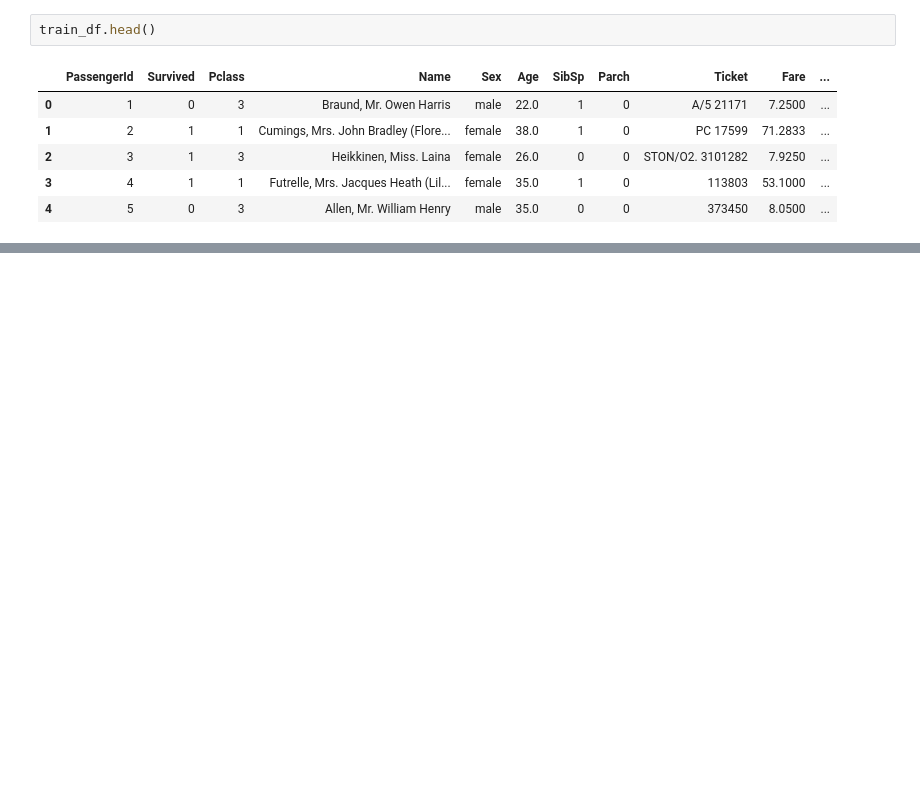
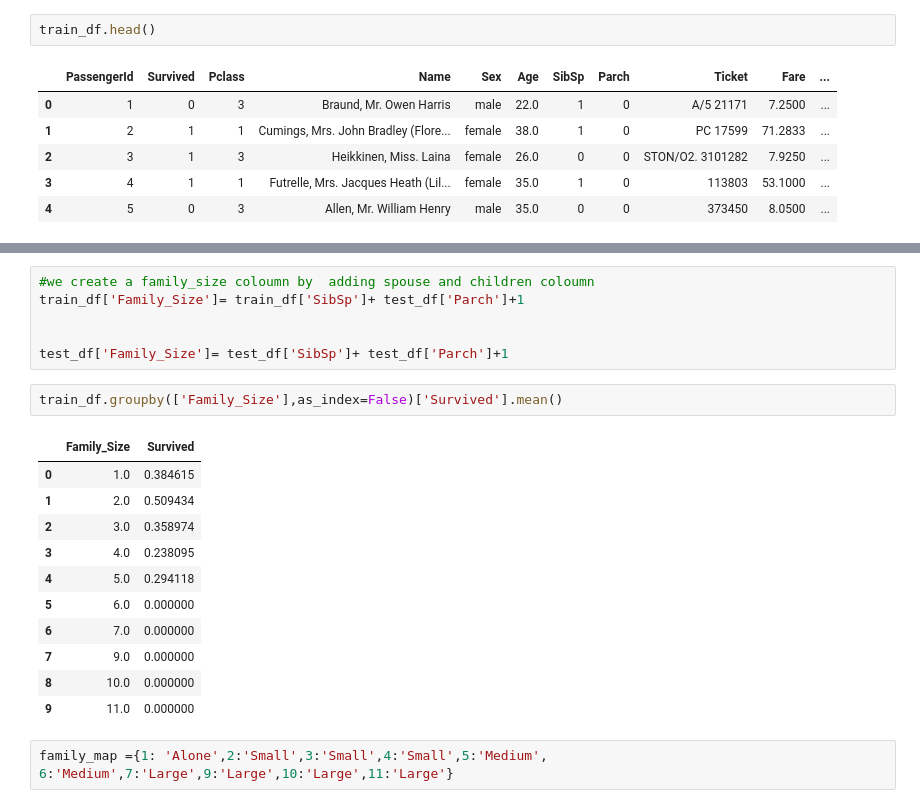
Before and after one commit to ashnr4u/TitanicSurvival_ml, a Jupyter notebook: titanic-ml.ipynb, the cells around one changed output, grey strips where cells are left out. Cells and saved outputs as stored; diff of their text form; blank space fills up the shorter version.

```diff
--- a/titanic-ml.ipynb
+++ b/titanic-ml.ipynb
@@ -167,0 +89,22 @@ submission.shape
+# %%
+#we create a family_size coloumn by  adding spouse and children coloumn
+train_df['Family_Size']= train_df['SibSp']+ test_df['Parch']+1
+
+
+test_df['Family_Size']= test_df['SibSp']+ test_df['Parch']+1
+# %%
+train_df.groupby(['Family_Size'],as_index=False)['Survived'].mean()
+# %% [output]
+|  | Family_Size | Survived |
+| 0 | 1.0 | 0.384615 |
+| 1 | 2.0 | 0.509434 |
+| 2 | 3.0 | 0.358974 |
+| 3 | 4.0 | 0.238095 |
+| 4 | 5.0 | 0.294118 |
+| 5 | 6.0 | 0.000000 |
+| 6 | 7.0 | 0.000000 |
+| 7 | 9.0 | 0.000000 |
+| 8 | 10.0 | 0.000000 |
+| 9 | 11.0 | 0.000000 |
+# %%
+family_map ={1: 'Alone',2:'Small',3:'Small',4:'Small',5:'Medium', 6:'Medium',7:'Large',9:'Large',10:'Large',11:'Large'}
```
Also changed, not shown: parts of 22 cells of this notebook.
